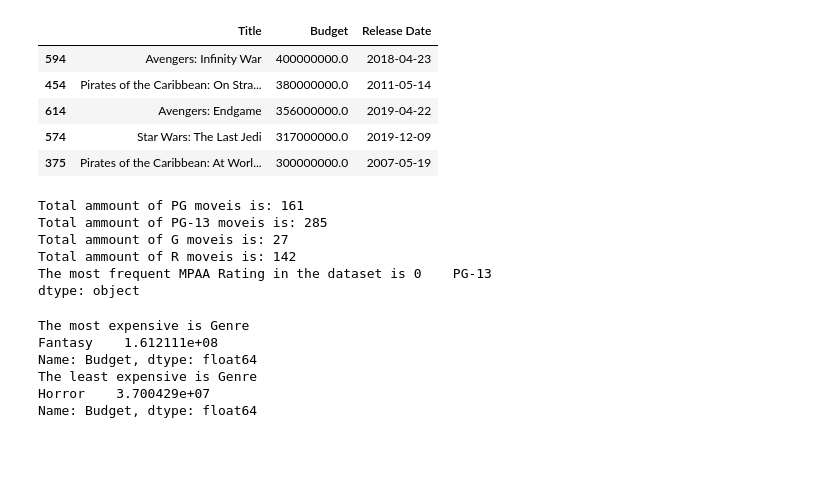
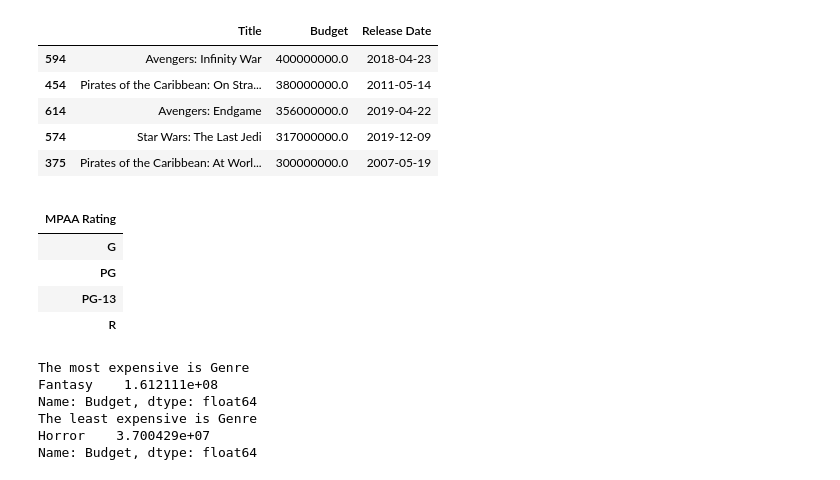
Before and after one commit to Jacopo-Spadon/Pandas, a Jupyter notebook: Panda.ipynb, the cells around one changed output. Drawn from its saved outputs; the diff is of its cells as text; code cells hidden in the pictures; blank space fills up the shorter version.

```diff
--- a/Panda.ipynb
+++ b/Panda.ipynb
@@ -176,40 +199,45 @@ Top 5 expensive movies produced after 2000:
 # %%
 # 10. most & least frequent MPAA Rating in the dataset in terms of occurances
 
 
-result_df_pg = df[['Title', 'MPAA Rating']]
-df_pg = result_df_pg[result_df_pg['MPAA Rating'] == "PG"]
-total_rows_pg = df_pg.shape[0]
+# result_df_pg = df[['Title', 'MPAA Rating']]
+# df_pg = result_df_pg[result_df_pg['MPAA Rating'] == "PG"]
+# total_rows_pg = df_pg.shape[0]
 
-result_df_pg_13 = df[['Title', 'MPAA Rating']]
-df_pg_13 = result_df_pg_13[result_df_pg_13['MPAA Rating'] == "PG-13"]
-total_rows_pg_13 = df_pg_13.shape[0]
+# result_df_pg_13 = df[['Title', 'MPAA Rating']]
+# df_pg_13 = result_df_pg_13[result_df_pg_13['MPAA Rating'] == "PG-13"]
+# total_rows_pg_13 = df_pg_13.shape[0]
 
-result_df_g = df[['Title', 'MPAA Rating']]
-df_g = result_df_g[result_df_g['MPAA Rating'] == "G"]
-total_rows_g = df_g.shape[0]
+# result_df_g = df[['Title', 'MPAA Rating']]
+# df_g = result_df_g[result_df_g['MPAA Rating'] == "G"]
+# total_rows_g = df_g.shape[0]
 
-result_df_r = df[['Title', 'MPAA Rating']]
-df_r = result_df_r[result_df_r['MPAA Rating'] == "R"]
-total_rows_r = df_r.shape[0]
+# result_df_r = df[['Title', 'MPAA Rating']]
+# df_r = result_df_r[result_df_r['MPAA Rating'] == "R"]
+# total_rows_r = df_r.shape[0]
 
-df_mpaa=[df_r, df_pg, df_pg_13, df_g]
-#result_df_mpaa = df['MPAA Rating'].mode()
+# df_mpaa=[df_r, df_pg, df_pg_13, df_g]
+# #result_df_mpaa = df['MPAA Rating'].mode()
 
 
 
-print("Total ammount of PG moveis is:", total_rows_pg)
-print("Total ammount of PG-13 moveis is:", total_rows_pg_13)
-print("Total ammount of G moveis is:", total_rows_g)
-print("Total ammount of R moveis is:", total_rows_r)
-print("The most frequent MPAA Rating in the dataset is", result_df_mpaa.mode())
+# print("Total ammount of PG moveis is:", total_rows_pg)
+# print("Total ammount of PG-13 moveis is:", total_rows_pg_13)
+# print("Total ammount of G moveis is:", total_rows_g)
+# print("Total ammount of R moveis is:", total_rows_r)
+# print("The most frequent MPAA Rating in the dataset is", result_df_mpaa.mode())
+
+
+rating_freq=pd.DataFrame(data=(df['MPAA Rating']))
+s=rating_freq.groupby(by=['MPAA Rating']).sum()
+s
 # %% [output]
-Total ammount of PG moveis is: 161
-Total ammount of PG-13 moveis is: 285
-Total ammount of G moveis is: 27
-Total ammount of R moveis is: 142
-The most frequent MPAA Rating in the dataset is 0    PG-13
-dtype: object
+|  |
+| MPAA Rating |
+| G |
+| PG |
+| PG-13 |
+| R |
 # %%
 # 11. most and least expensive Genre (take an average of all Budget measures grouped by Genre - use groupBy() method)
 
```
Also changed, not shown: parts of 2 cells of this notebook.
